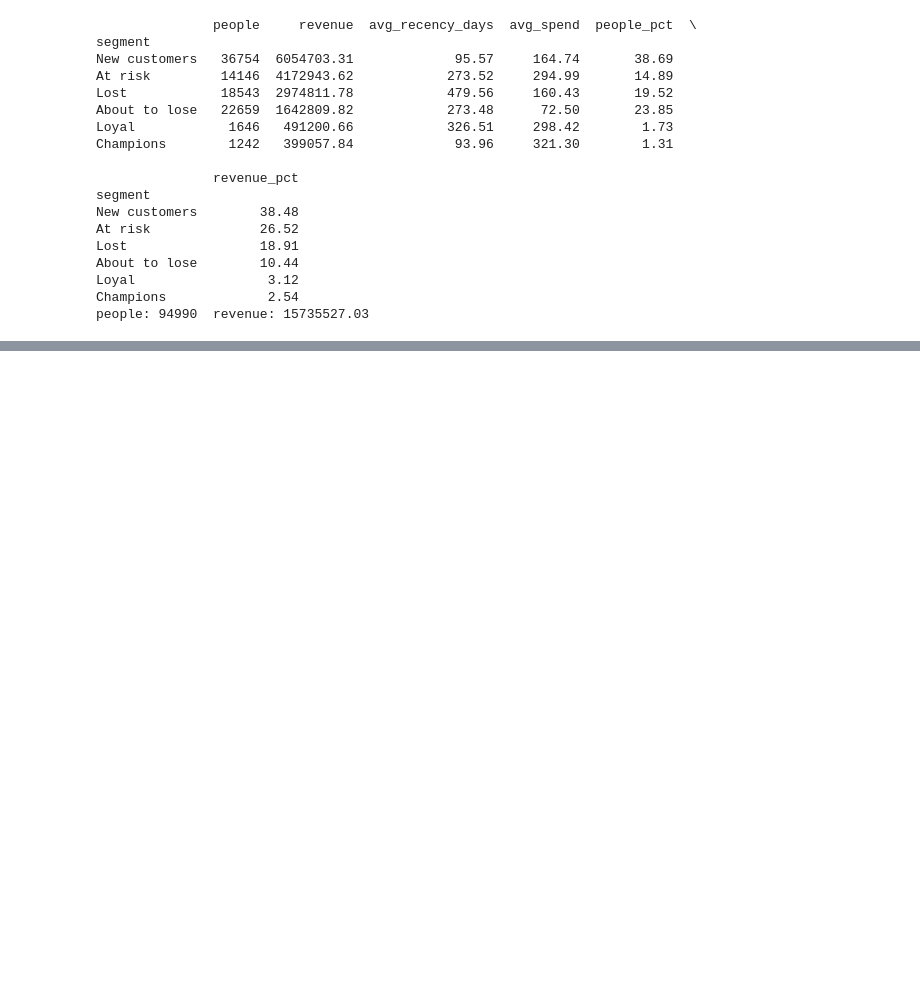
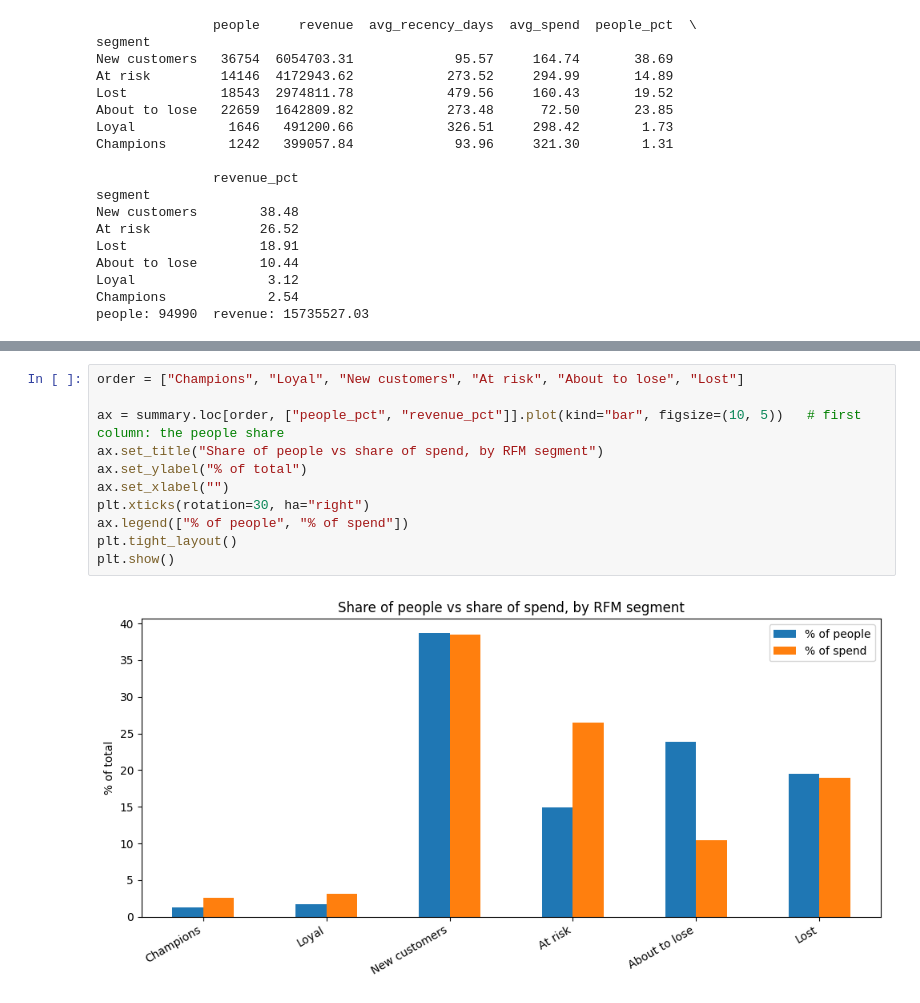
Before and after one commit to karanpatel9725-tech/olist-retention-analytics, a Jupyter notebook: notebooks/02_retention_rfm.ipynb, the cells around one changed output, grey strips where cells are left out. Cells and saved outputs as stored; diff of their text form; blank space fills up the shorter version.

Commit message:
Add RFM segments, summary, chart and insights

```diff
--- a/notebooks/02_retention_rfm.ipynb
+++ b/notebooks/02_retention_rfm.ipynb
@@ -271,0 +278,13 @@ people: 94990  revenue: 15735527.03
+# %%
+order = ["Champions", "Loyal", "New customers", "At risk", "About to lose", "Lost"]
+
+ax = summary.loc[order, ["people_pct", "revenue_pct"]].plot(kind="bar", figsize=(10, 5))   # first column: the people share
+ax.set_title("Share of people vs share of spend, by RFM segment")
+ax.set_ylabel("% of total")
+ax.set_xlabel("")
+plt.xticks(rotation=30, ha="right")
+ax.legend(["% of people", "% of spend"])
+plt.tight_layout()
+plt.show()
+# %% [output]
+[figure, added]
```
Also changed, not shown: parts of 2 cells of this notebook.
